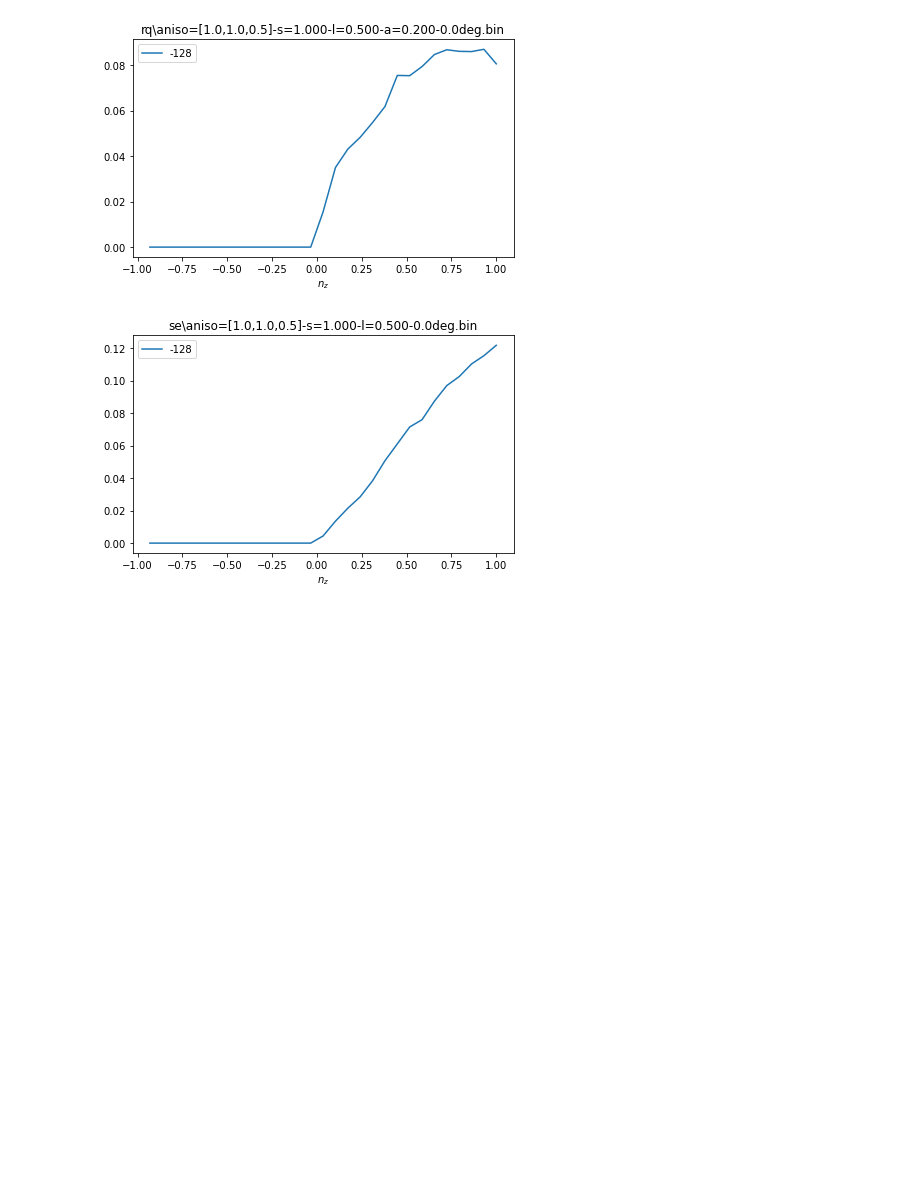
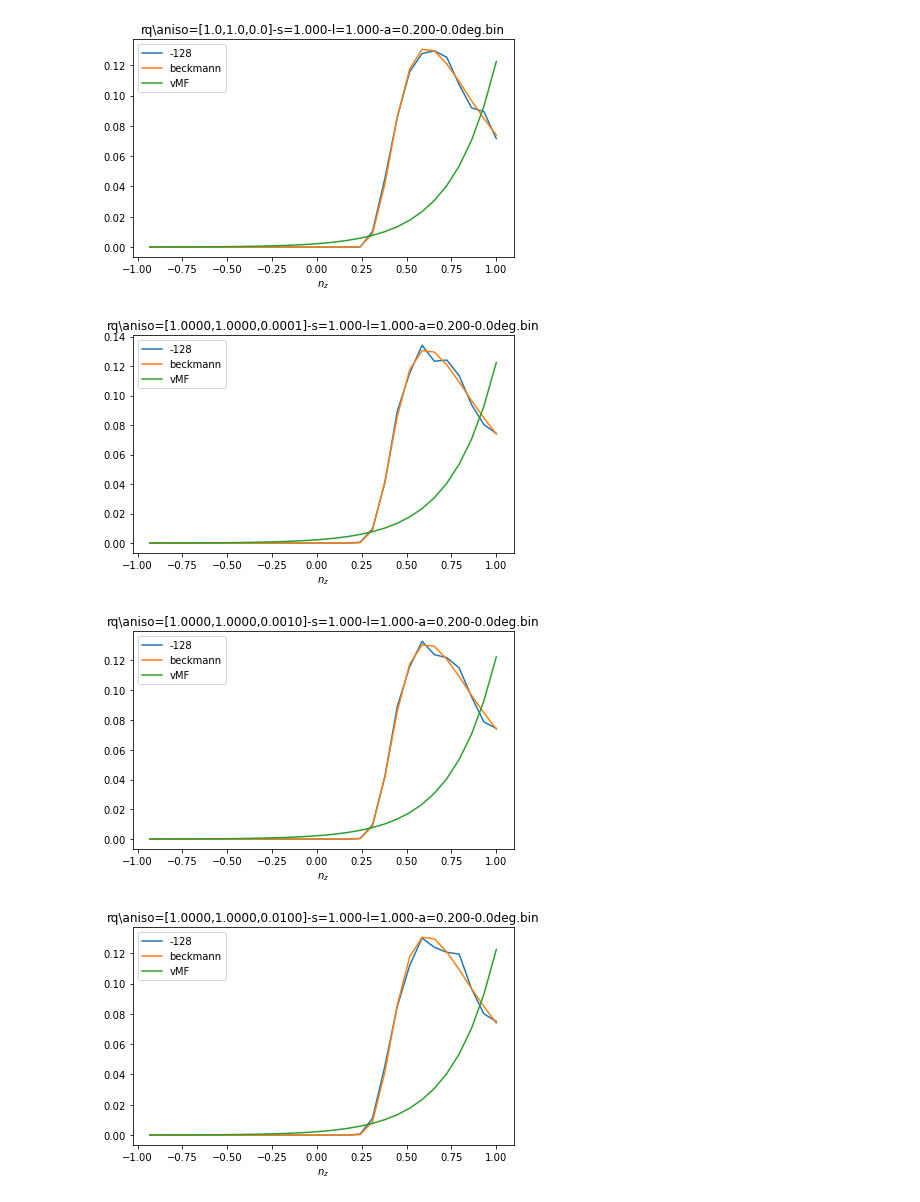
Before and after one commit to daseyb/tungsten, a Jupyter notebook: data/microfacet/ndf.ipynb, the cells around one changed output. Cells and saved outputs as stored; diff of their text form; code cells hidden in the pictures; blank space fills up the shorter version.

```diff
--- a/data/microfacet/ndf.ipynb
+++ b/data/microfacet/ndf.ipynb
@@ -117,11 +117,16 @@ def plot_normal_collection_1D(normals, label, file, beckmann_roughness=0, vmf_ka
 
 
     if beckmann_roughness != 0:
-        b = beckmann(np.arccos(bins), beckmann_roughness)
-        plt.plot(bins, b, label='beckmann')
+        bnormals = np.reshape(np.fromfile(f"visible-normals/beckmann-{beckmann_roughness}.bin", dtype=np.float32), (3,-1)).T
+        z_vals = bnormals[:,2]+ np.random.normal(0,0.0001, bnormals.shape[0])
+        z_vals = np.clip(z_vals,-1, 1)
+        hist, bins = np.histogram(z_vals, weights=np.ones_like(z_vals)/(z_vals.shape[0]), bins=rbins, density=False)
+        bins = rbins[1:]
+        ax.plot(bins, hist, label="beckmann")
+
 
     if vmf_kappa != 0:
-        b = st.vonmises.pdf(np.arccos(bins), vmf_kappa)
+        b = st.vonmises.pdf(np.arccos(bins), vmf_kappa) / (np.pi)
         plt.plot(bins, b, label='vMF')
 
     #ax.set_xlim(-1,1)
@@ -129,34 +134,38 @@ def plot_normal_collection_1D(normals, label, file, beckmann_roughness=0, vmf_ka
     ax.set_title(label)
     ax.set_xlabel("$n_z$")
     ax.legend()
     #ax.ylabel("$n_y$")
     #ax.set_theta_zero_location("N")
     #ax.set_aspect("equal")
     fig.tight_layout()
 
     dir = os.path.join("plots",os.path.split(file)[0])
     os.makedirs(dir, exist_ok=True)
     fig.savefig(os.path.join(dir, os.path.basename(file)[:-4] + "-1D.png"), dpi=300)
 
 
 def br(L2):
     return np.sqrt(2*L2)
 
 normal_files = dict()
-for file in glob.glob("visible-normals/*/*,0.5*l=1.0*128*.bin"):
+for file in glob.glob("visible-normals/*/*l=1.0*128*.bin"):
     if "old" in file or "realizations" in file or "failed" in file:
         continue
     normals = np.reshape(np.fromfile(file, dtype=np.float32), (3,-1)).T
 
     key = file[:file.find("deg")+3] + ".bin"
     if key not in normal_files:
         normal_files[key] = []
 
     normal_files[key].append((normals, file[file.find("deg")+3:-4]))
     #plot_normal_collection(normals, file[len("visible-normals/"):], file)
 
 for k, v in normal_files.items():
-    plot_normal_collection_1D(v, k[len("visible-normals/"):], k)
+    plot_normal_collection_1D(v, k[len("visible-normals/"):], k,
+                              beckmann_roughness=np.round(np.sqrt(2), 4),
+                              vmf_kappa=4)
 # %% [output]
-[figure, old version]
+[figure, new version]
-[figure, old version]
+[figure, new version]
+[figure, added]
+[figure, added]
```
Also changed, not shown: parts of 2 cells of this notebook, 8 other files.
